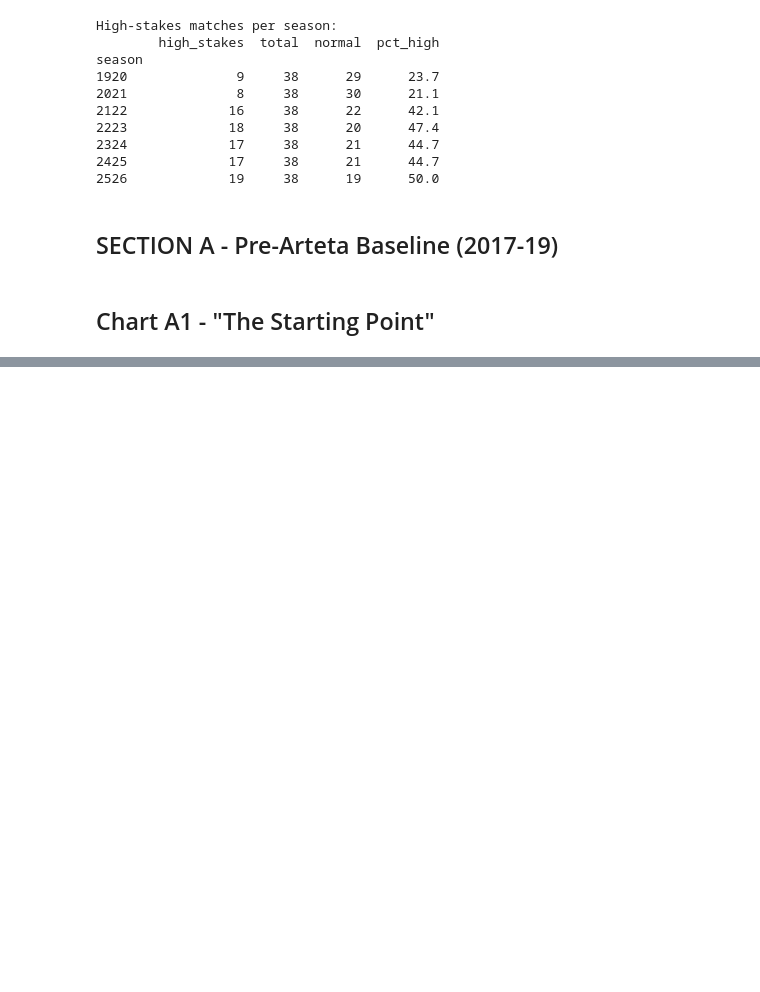
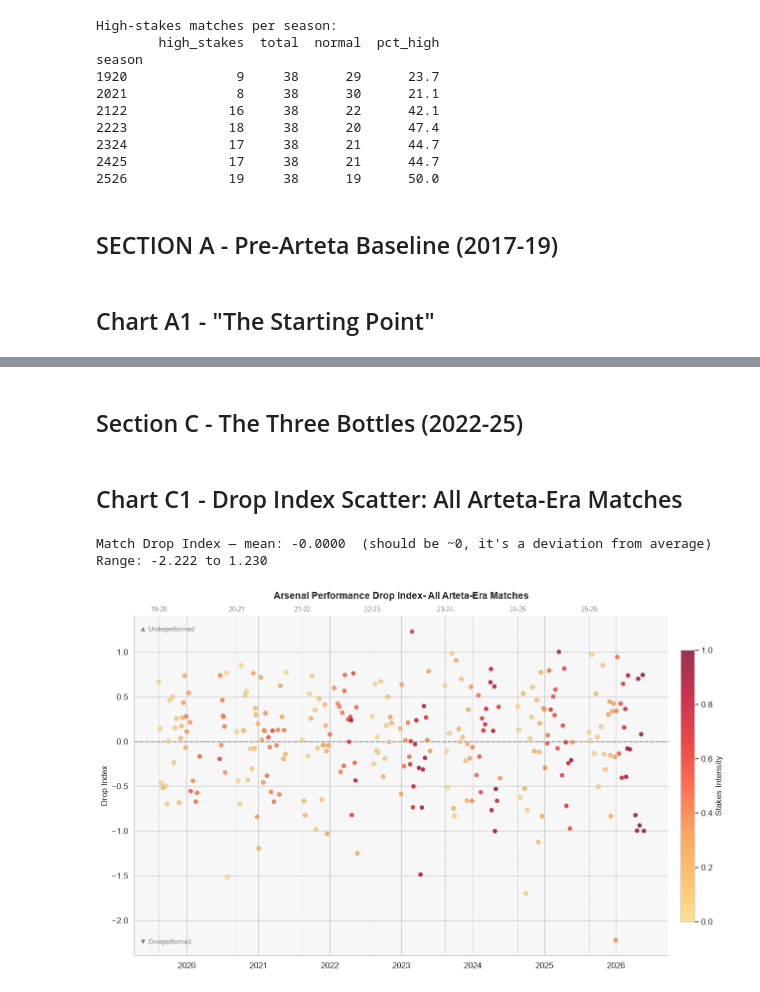
Before and after one commit to ChTej00/Arsenal-Bottle, a Jupyter notebook: notebooks/03_eda.ipynb, the cells around one changed output, grey strips where cells are left out. Saved outputs shown, nothing was run; the diff lists cells and outputs as text; code cells hidden in the pictures; blank space fills up the shorter version.

```diff
--- a/notebooks/03_eda.ipynb
+++ b/notebooks/03_eda.ipynb
@@ -136,0 +319,80 @@ season
+# %% [markdown]
+## Section C - The Three Bottles (2022-25)
+# %% [markdown]
+## Chart C1 - Drop Index Scatter: All Arteta-Era Matches
+# %%
+# Compute per match Drop index
+season_xg_avg = ars.groupby('season')['xG'].transform('mean')
+season_xga_avg = ars.groupby('season')['xGA'].transform('mean')
+
+#Positive = underperformed, Negative = overperformed
+ars ['match_drop_index'] = (
+    (season_xg_avg - ars['xG']) + (season_xga_avg - ars['xGA'])
+)/2
+
+print(f'Match Drop Index — mean: {ars["match_drop_index"].mean():.4f}  '
+      f'(should be ~0, it\'s a deviation from average)')
+print(f'Range: {ars["match_drop_index"].min():.3f} to {ars["match_drop_index"].max():.3f}')
+# %% [output]
+Match Drop Index — mean: -0.0000  (should be ~0, it's a deviation from average)
+Range: -2.222 to 1.230
+# %%
+import matplotlib as mpl
+from matplotlib.colors import LinearSegmentedColormap
+
+# 1. Fetch the base colormap using the modern registry
+base_cmap = mpl.colormaps['YlOrRd']
+
+# 2. Slice the colormap array (skipping the first 25%)
+truncated_colors = base_cmap(np.linspace(0.25, 1.0, 256))
+
+# 3. Create the new truncated colormap
+truncated_cmap = LinearSegmentedColormap.from_list(
+    'YlOrRd_dark',
+    truncated_colors
+)
+
+# Chart C1: Drop Index scatter over time
+fig, ax = plt.subplots(figsize=(14,8))
+
+ax.set_facecolor('#f7f7f7')
+# Scatter with continuous colours = stakes_intensity
+scatter = ax.scatter(
+    ars['date'],ars['match_drop_index'],
+    c=ars['stakes_intensity'],    # colour mapped to stakes
+    cmap = truncated_cmap,
+    s=40, alpha = 0.8, edgecolors = 'grey', linewidths=0.3, zorder = 3
+)
+
+# Ref line y=0
+ax.axhline(y=0, color = 'grey', linewidth = 1.5, linestyle = '--', alpha = 0.7)
+
+# Season boundary lines
+season_starts = ars.groupby('season')['date'].min()
+for season_code, start_date in season_starts.items() :
+    ax.axvline(x = start_date, color = 'grey', linewidth = 0.7,
+              linestyle = ':', alpha = 0.7)
+    label = SEASON_LABELS.get(season_code,str(season_code))
+    ax.annotate(label, xy=(start_date, 1), xycoords=('data', 'axes fraction'),
+                xytext=(0, 5), textcoords='offset points',
+                fontsize=9, color='grey', ha='center', va='bottom')
+
+# Colourbar- gradient explanation
+cbar = plt.colorbar(scatter, ax=ax, shrink=0.8,pad=0.02)
+cbar.set_label('Stakes Intensity',fontsize=12)
+
+ax.set_title('Arsenal Performance Drop Index- All Arteta-Era Matches',
+            fontsize=14, fontweight='bold',pad = 25)
+ax.set_xlabel('')
+ax.set_ylabel('Drop Index', fontsize=12)
+ax.text(0.01, 0.97, '▲ Underperformed', transform=ax.transAxes,
+        fontsize=9, color='grey', ha='left', va='top')
+ax.text(0.01, 0.03, '▼ Overperformed', transform=ax.transAxes,
+        fontsize=9, color='grey', ha='left', va='bottom')
+ax.spines['top'].set_visible(False)
+ax.spines['right'].set_visible(False)
+
+plt.tight_layout()
+plt.show()
+# %% [output]
+[figure, added]
```
Also changed, not shown: parts of 7 cells of this notebook.
